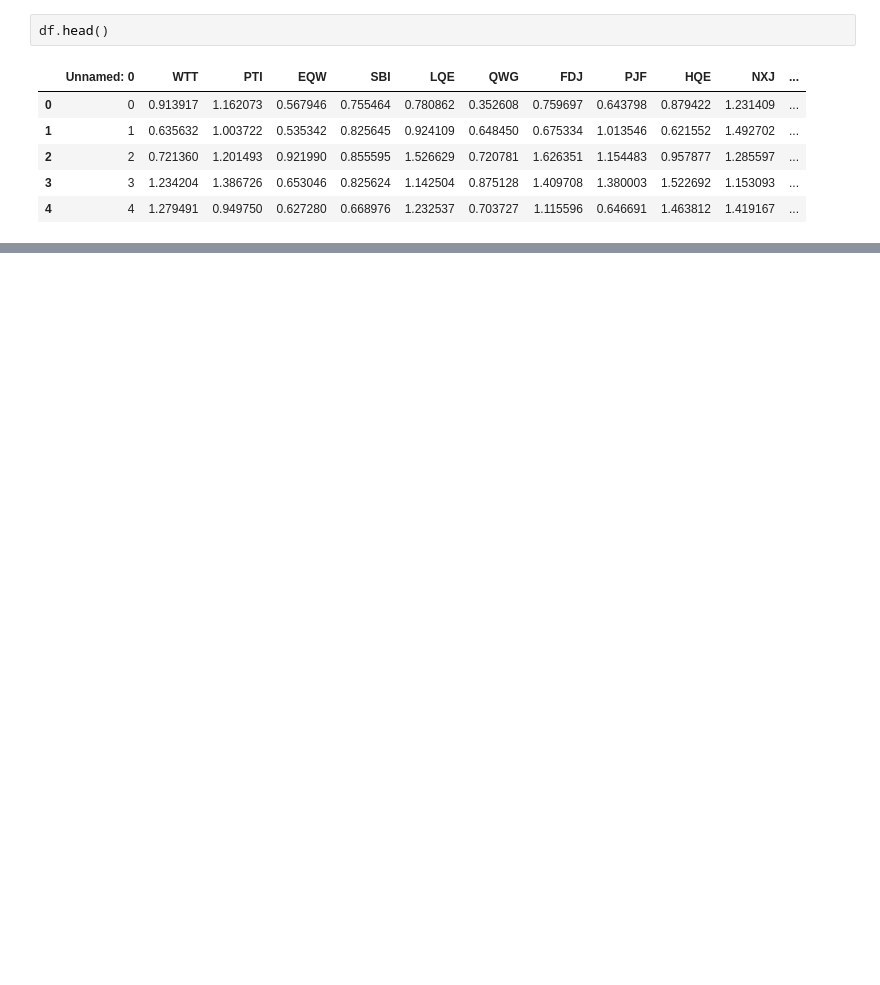
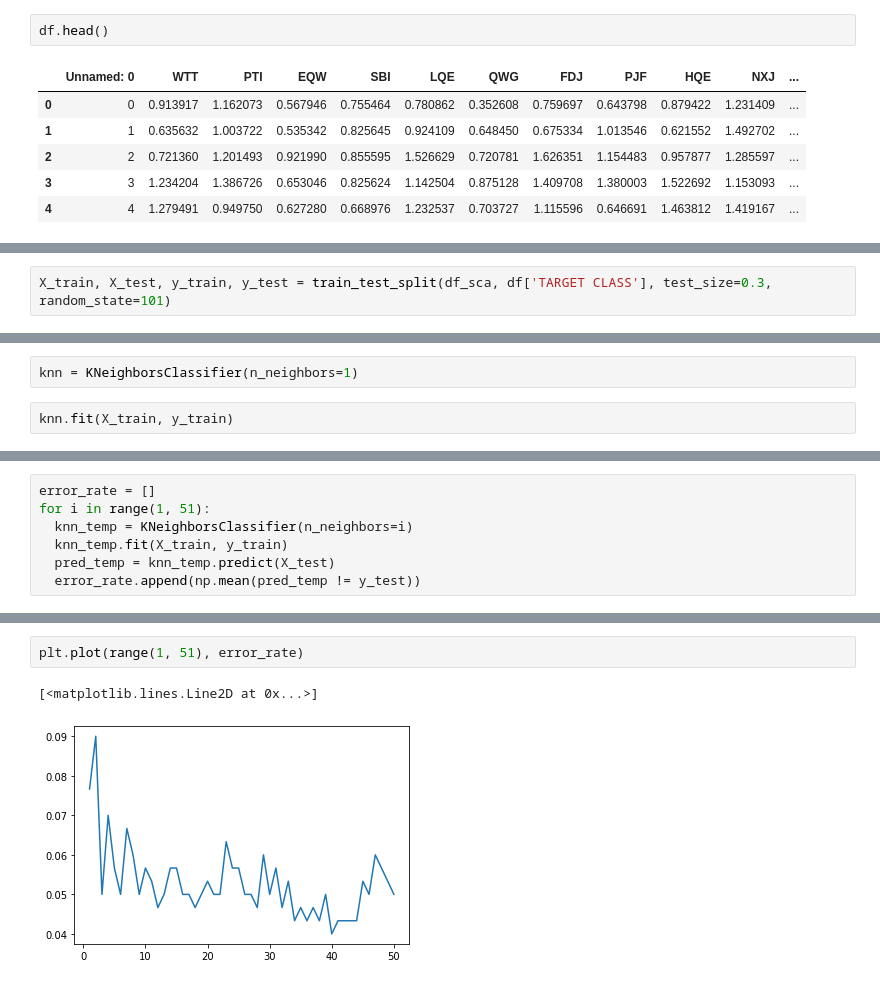
Before and after one commit to chaubeyarvind/DataAnalytics-NumPY, a Jupyter notebook: KNN.ipynb, the cells around one changed output, grey strips where cells are left out. Drawn from its saved outputs; the diff is of its cells as text; blank space fills up the shorter version.

```diff
--- a/KNN.ipynb
+++ b/KNN.ipynb
@@ -41,0 +87,2 @@ df.drop('Unnamed: 0', axis=1 )
+# %%
+X_train, X_test, y_train, y_test = train_test_split(df_sca, df['TARGET CLASS'], test_size=0.3, random_state=101)
@@ -41,0 +91,4 @@ df.drop('Unnamed: 0', axis=1 )
+# %%
+knn = KNeighborsClassifier(n_neighbors=1)
+# %%
+knn.fit(X_train, y_train)
@@ -41,0 +117,7 @@ df.drop('Unnamed: 0', axis=1 )
+# %%
+error_rate = []
+for i in range(1, 51):
+  knn_temp = KNeighborsClassifier(n_neighbors=i)
+  knn_temp.fit(X_train, y_train)
+  pred_temp = knn_temp.predict(X_test)
+  error_rate.append(np.mean(pred_temp != y_test))
@@ -41,0 +144,5 @@ df.drop('Unnamed: 0', axis=1 )
+# %%
+plt.plot(range(1, 51), error_rate)
+# %% [output]
+[<matplotlib.lines.Line2D at 0x...>]
+[figure, added]
```
Also changed, not shown: parts of 20 cells of this notebook.
